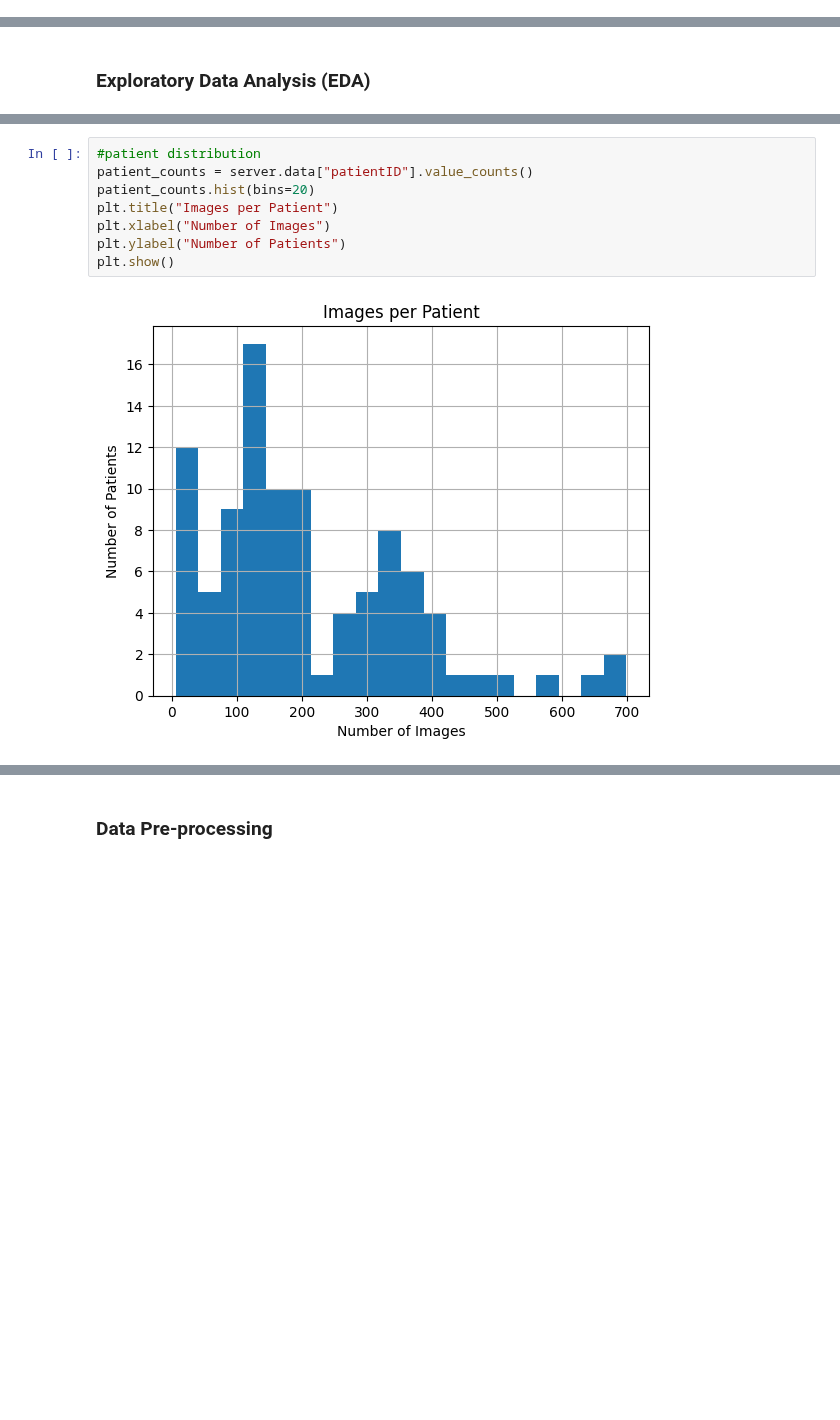
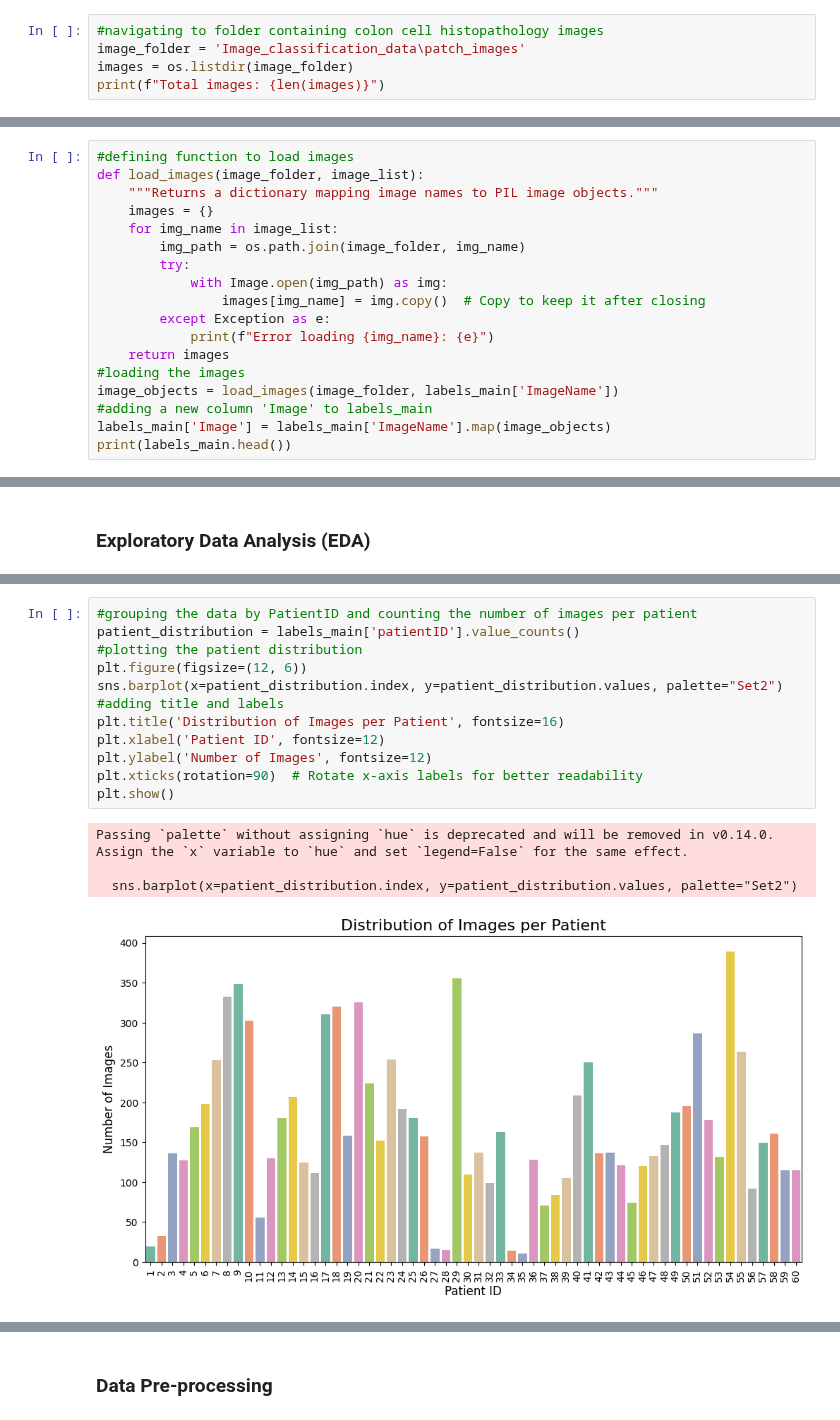
Before and after one commit to sheikhmunim/cml_assignment2, a Jupyter notebook: assignment_2.ipynb, the cells around one changed output, grey strips where cells are left out. Cells and saved outputs as stored; diff of their text form; blank space fills up the shorter version.

```diff
--- a/assignment_2.ipynb
+++ b/assignment_2.ipynb
@@ -76,0 +33,5 @@ class ColonCancerPatchServer:
+# %%
+#navigating to folder containing colon cell histopathology images
+image_folder = 'Image_classification_data\patch_images'
+images = os.listdir(image_folder)
+print(f"Total images: {len(images)}")
@@ -76,0 +51,18 @@ class ColonCancerPatchServer:
+# %%
+#defining function to load images
+def load_images(image_folder, image_list):
+    """Returns a dictionary mapping image names to PIL image objects."""
+    images = {}
+    for img_name in image_list:
+        img_path = os.path.join(image_folder, img_name)
+        try:
+            with Image.open(img_path) as img:
+                images[img_name] = img.copy()  # Copy to keep it after closing
+        except Exception as e:
+            print(f"Error loading {img_name}: {e}")
+    return images
+#loading the images
+image_objects = load_images(image_folder, labels_main['ImageName'])
+#adding a new column 'Image' to labels_main
+labels_main['Image'] = labels_main['ImageName'].map(image_objects)
+print(labels_main.head())
@@ -167,11 +228,18 @@ Number of broken images: 0
 # %%
-#patient distribution
-patient_counts = server.data["patientID"].value_counts()
-patient_counts.hist(bins=20)
-plt.title("Images per Patient")
-plt.xlabel("Number of Images")
-plt.ylabel("Number of Patients")
+#grouping the data by PatientID and counting the number of images per patient
+patient_distribution = labels_main['patientID'].value_counts()
+#plotting the patient distribution
+plt.figure(figsize=(12, 6))
+sns.barplot(x=patient_distribution.index, y=patient_distribution.values, palette="Set2")
+#adding title and labels
+plt.title('Distribution of Images per Patient', fontsize=16)
+plt.xlabel('Patient ID', fontsize=12)
+plt.ylabel('Number of Images', fontsize=12)
+plt.xticks(rotation=90)  # Rotate x-axis labels for better readability
 plt.show()
 # %% [output]
+Passing `palette` without assigning `hue` is deprecated and will be removed in v0.14.0. Assign the `x` variable to `hue` and set `legend=False` for the same effect.
+
+  sns.barplot(x=patient_distribution.index, y=patient_distribution.values, palette="Set2")
-[figure, old version]
+[figure, new version]
 # %%
```
Also changed, not shown: parts of 18 cells of this notebook.
